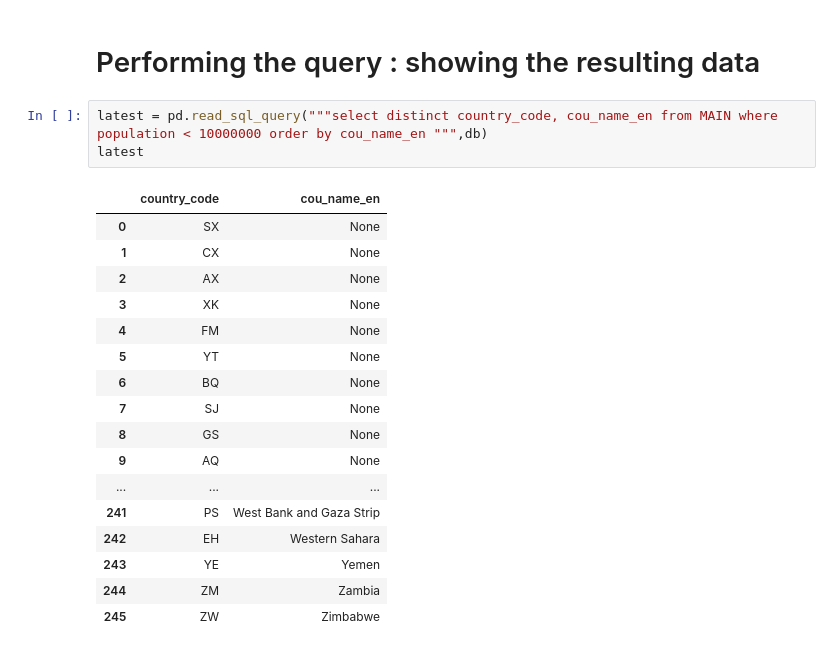
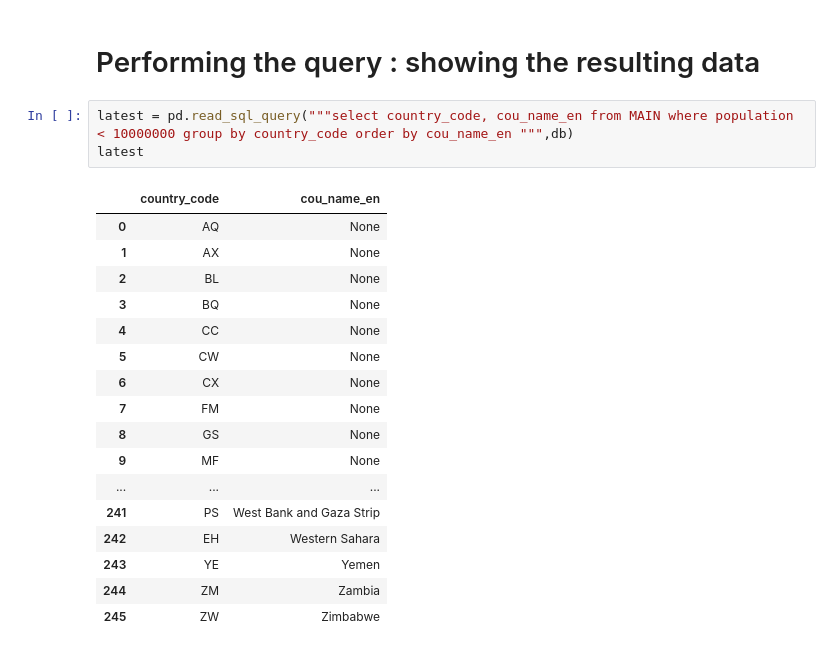
Before and after one commit to Mrasipila/vianova-data-intern-case-study, a Jupyter notebook: notebook.ipynb, the cells around one changed output. Saved outputs shown, nothing was run; the diff lists cells and outputs as text.

```diff
--- a/notebook.ipynb
+++ b/notebook.ipynb
@@ -33,20 +33,20 @@ df.to_sql('MAIN', db,index=False, if_exists='replace')
 # %% [markdown]
 # Performing the query : showing the resulting data
 # %%
-latest = pd.read_sql_query("""select distinct country_code, cou_name_en from MAIN where population < 10000000 order by cou_name_en """,db)
+latest = pd.read_sql_query("""select country_code, cou_name_en from MAIN where population < 10000000 group by country_code order by cou_name_en """,db)
 latest
 # %% [output]
 |  | country_code | cou_name_en |
-| 0 | SX | None |
-| 1 | CX | None |
-| 2 | AX | None |
-| 3 | XK | None |
-| 4 | FM | None |
-| 5 | YT | None |
-| 6 | BQ | None |
-| 7 | SJ | None |
+| 0 | AQ | None |
+| 1 | AX | None |
+| 2 | BL | None |
+| 3 | BQ | None |
+| 4 | CC | None |
+| 5 | CW | None |
+| 6 | CX | None |
+| 7 | FM | None |
 | 8 | GS | None |
-| 9 | AQ | None |
+| 9 | MF | None |
 | ... | ... | ... |
 | 241 | PS | West Bank and Gaza Strip |
 | 242 | EH | Western Sahara |
```
Also changed, not shown: parts of 1 cell of this notebook.
